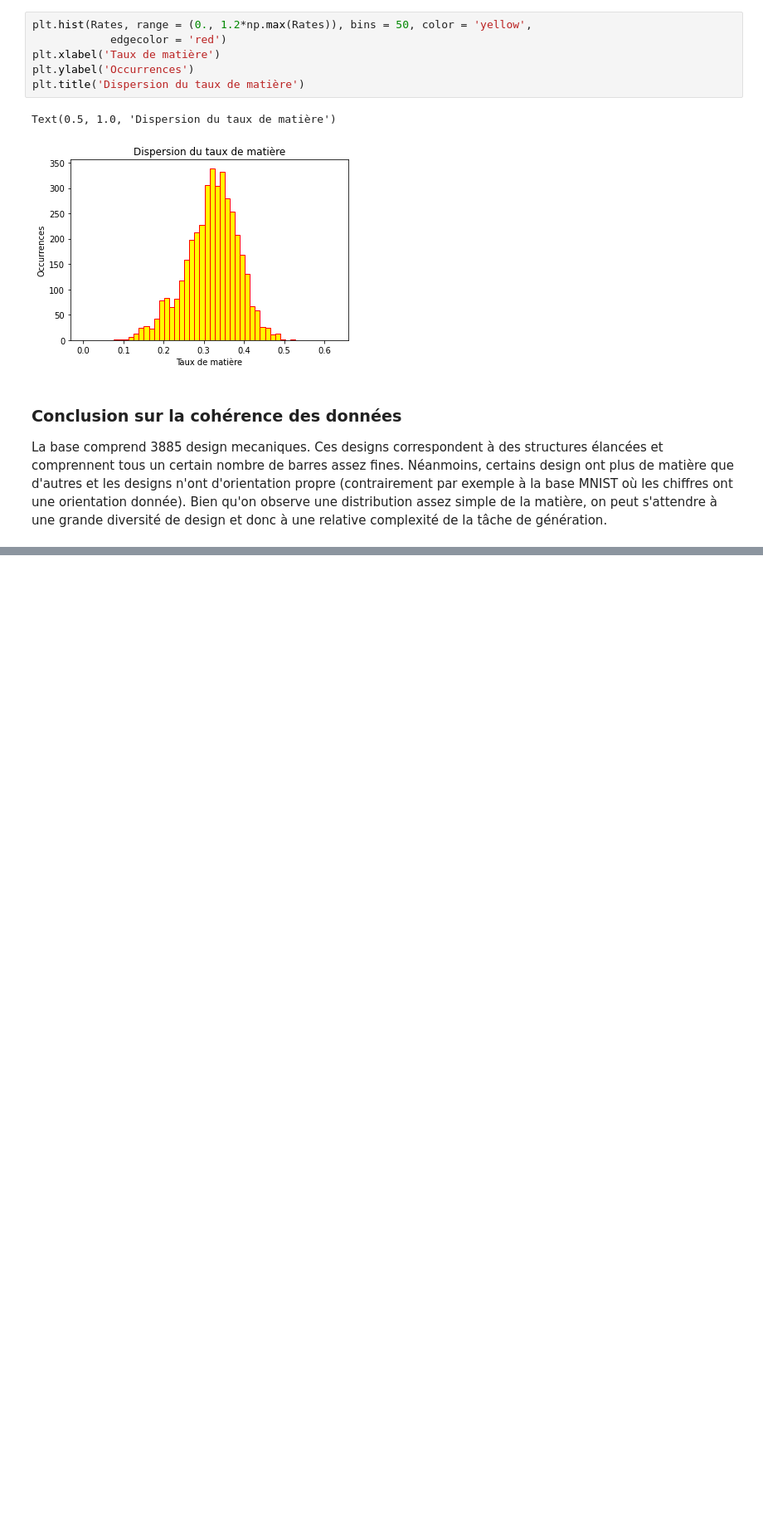
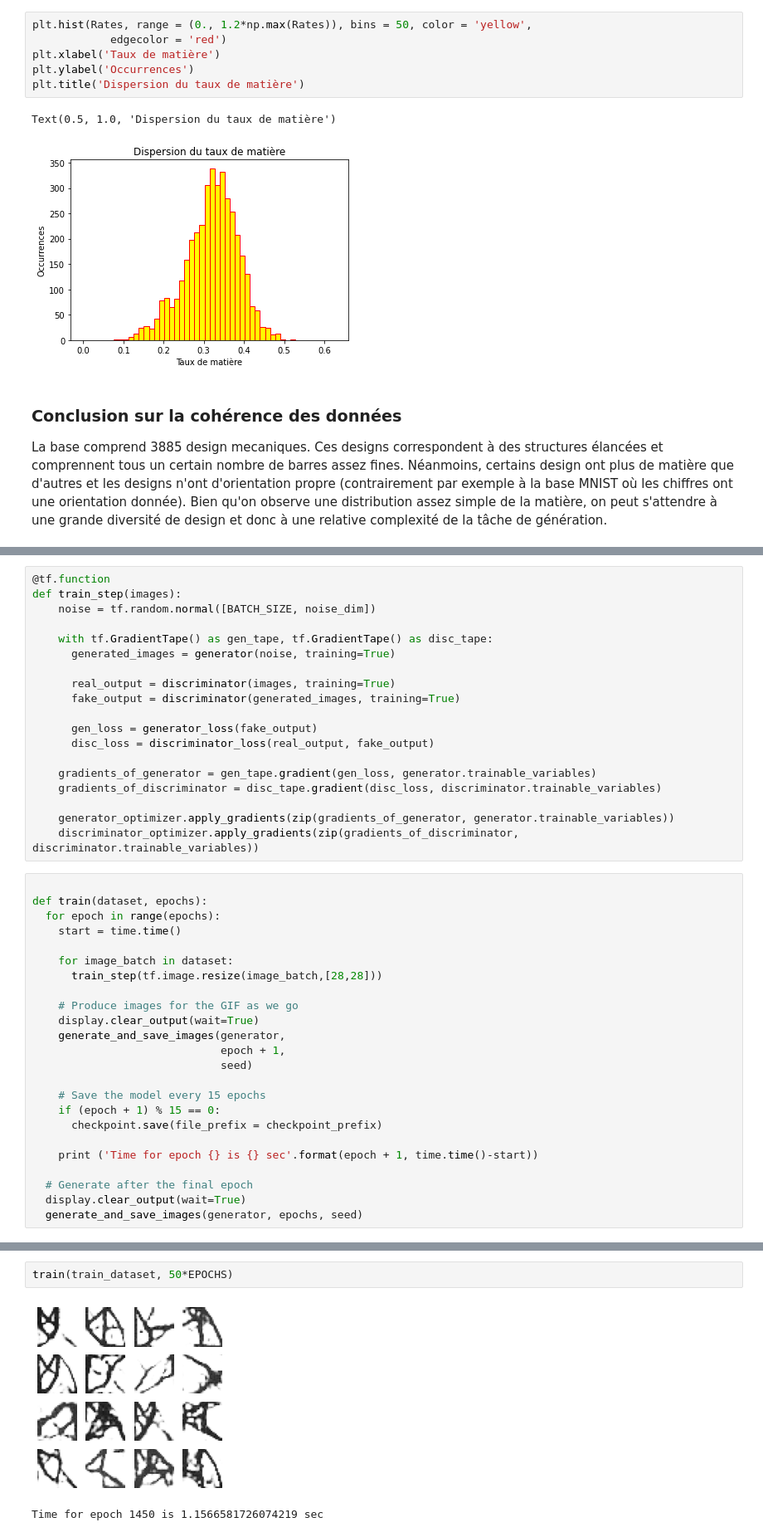
Before and after one commit to dbetteb/Design_Generation_GAN_Tensorflow, a Jupyter notebook: TP_GANs.ipynb, the cells around one changed output, grey strips where cells are left out. Shown: that part at 83% size. Saved outputs shown, nothing was run; the diff lists cells and outputs as text; blank space fills up the shorter version.

```diff
--- a/TP_GANs.ipynb
+++ b/TP_GANs.ipynb
@@ -321,0 +412,43 @@ La base comprend 3885 design mecaniques. Ces designs correspondent à des struct
+# %%
+@tf.function
+def train_step(images):
+    noise = tf.random.normal([BATCH_SIZE, noise_dim])
+
+    with tf.GradientTape() as gen_tape, tf.GradientTape() as disc_tape:
+      generated_images = generator(noise, training=True)
+
+      real_output = discriminator(images, training=True)
+      fake_output = discriminator(generated_images, training=True)
+
+      gen_loss = generator_loss(fake_output)
+      disc_loss = discriminator_loss(real_output, fake_output)
+
+    gradients_of_generator = gen_tape.gradient(gen_loss, generator.trainable_variables)
+    gradients_of_discriminator = disc_tape.gradient(disc_loss, discriminator.trainable_variables)
+
+    generator_optimizer.apply_gradients(zip(gradients_of_generator, generator.trainable_variables))
+    discriminator_optimizer.apply_gradients(zip(gradients_of_discriminator, discriminator.trainable_variables))
+# %%
+
+def train(dataset, epochs):
+  for epoch in range(epochs):
+    start = time.time()
+
+    for image_batch in dataset:
+      train_step(tf.image.resize(image_batch,[28,28]))
+
+    # Produce images for the GIF as we go
+    display.clear_output(wait=True)
+    generate_and_save_images(generator,
+                             epoch + 1,
+                             seed)
+
+    # Save the model every 15 epochs
+    if (epoch + 1) % 15 == 0:
+      checkpoint.save(file_prefix = checkpoint_prefix)
+
+    print ('Time for epoch {} is {} sec'.format(epoch + 1, time.time()-start))
+
+  # Generate after the final epoch
+  display.clear_output(wait=True)
+  generate_and_save_images(generator, epochs, seed)
@@ -321,0 +470,5 @@ La base comprend 3885 design mecaniques. Ces designs correspondent à des struct
+# %%
+train(train_dataset, 50*EPOCHS)
+# %% [output]
+[figure, added]
+Time for epoch 1450 is 1.1566581726074219 sec
```
Also changed, not shown: parts of 19 cells of this notebook.
